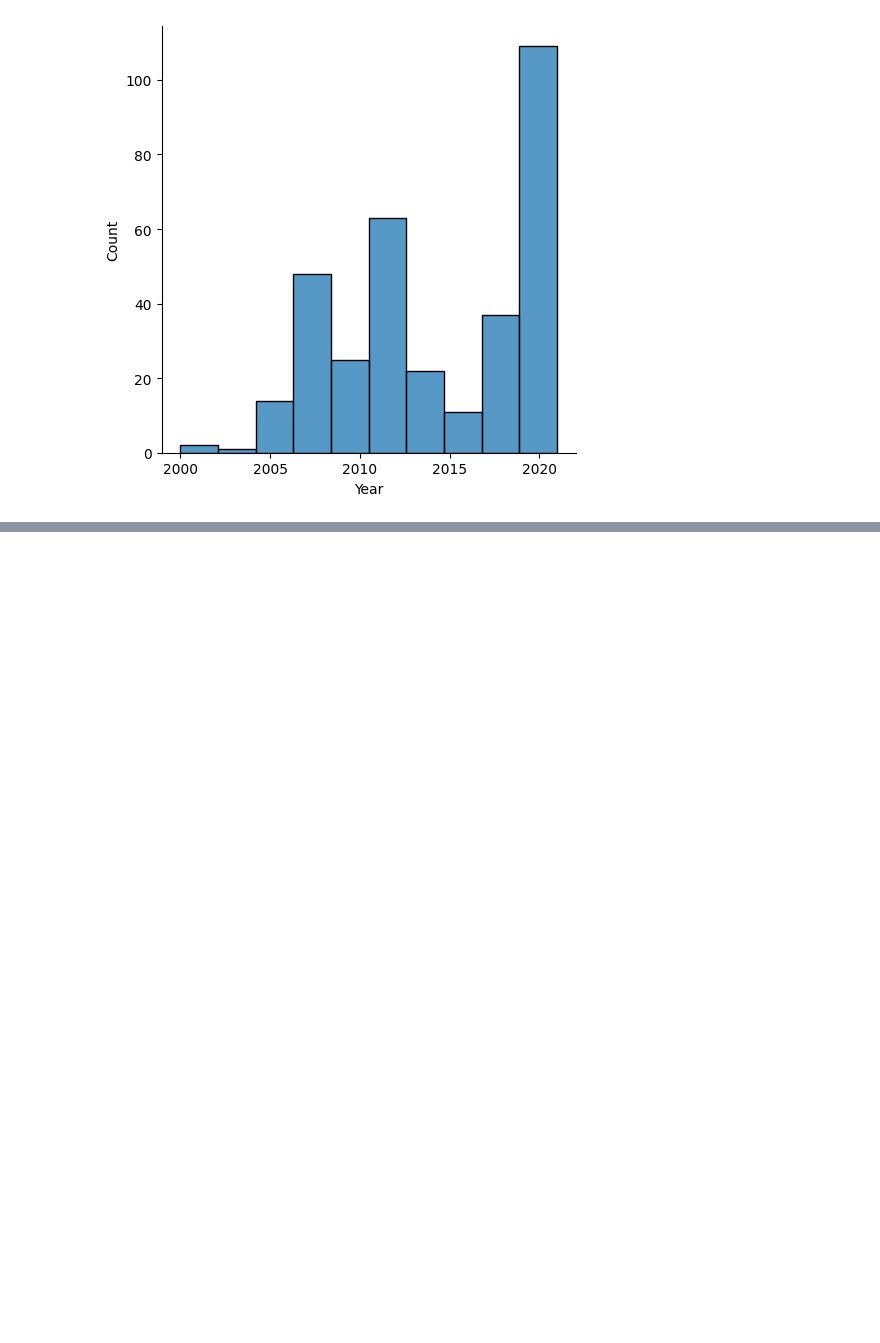
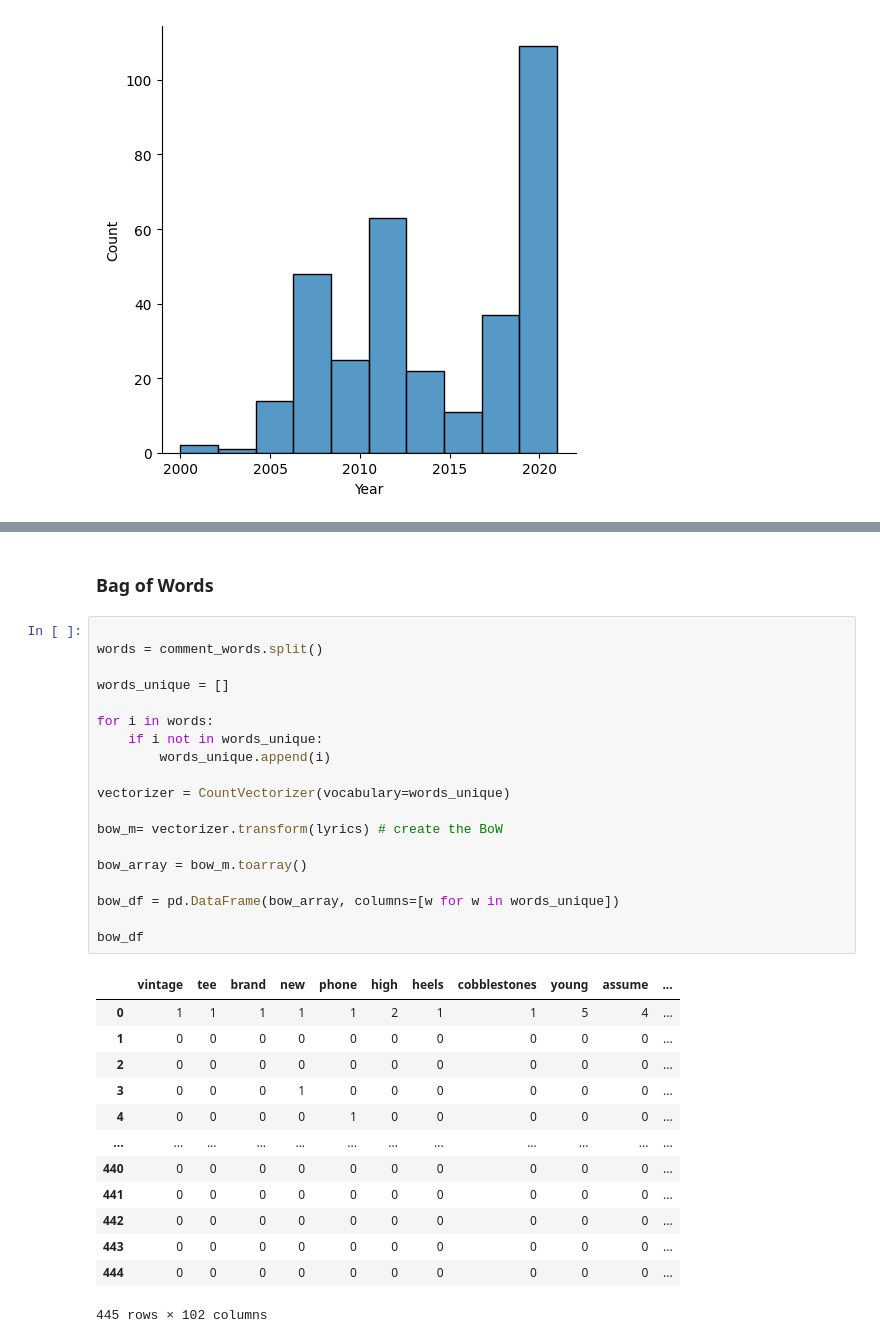
Before and after one commit to biabcaval/swiftclassifier, a Jupyter notebook: Analise.ipynb, the cells around one changed output, grey strips where cells are left out. Cells and saved outputs as stored; diff of their text form; blank space fills up the shorter version.

```diff
--- a/Analise.ipynb
+++ b/Analise.ipynb
@@ -162,0 +196,35 @@ ValueError: could not convert string to float: 'Taylor Swift'
+# %% [markdown]
+### Bag of Words
+# %%
+
+words = comment_words.split()
+
+words_unique = []
+
+for i in words:
+    if i not in words_unique:
+        words_unique.append(i)
+
+vectorizer = CountVectorizer(vocabulary=words_unique)
+
+bow_m= vectorizer.transform(lyrics) # create the BoW
+
+bow_array = bow_m.toarray()
+
+bow_df = pd.DataFrame(bow_array, columns=[w for w in words_unique])
+
+bow_df
+# %% [output]
+|  | vintage | tee | brand | new | phone | high | heels | cobblestones | young | assume | ... |
+| 0 | 1 | 1 | 1 | 1 | 1 | 2 | 1 | 1 | 5 | 4 | ... |
+| 1 | 0 | 0 | 0 | 0 | 0 | 0 | 0 | 0 | 0 | 0 | ... |
+| 2 | 0 | 0 | 0 | 0 | 0 | 0 | 0 | 0 | 0 | 0 | ... |
+| 3 | 0 | 0 | 0 | 1 | 0 | 0 | 0 | 0 | 0 | 0 | ... |
+| 4 | 0 | 0 | 0 | 0 | 1 | 0 | 0 | 0 | 0 | 0 | ... |
+| ... | ... | ... | ... | ... | ... | ... | ... | ... | ... | ... | ... |
+| 440 | 0 | 0 | 0 | 0 | 0 | 0 | 0 | 0 | 0 | 0 | ... |
+| 441 | 0 | 0 | 0 | 0 | 0 | 0 | 0 | 0 | 0 | 0 | ... |
+| 442 | 0 | 0 | 0 | 0 | 0 | 0 | 0 | 0 | 0 | 0 | ... |
+| 443 | 0 | 0 | 0 | 0 | 0 | 0 | 0 | 0 | 0 | 0 | ... |
+| 444 | 0 | 0 | 0 | 0 | 0 | 0 | 0 | 0 | 0 | 0 | ... |
+445 rows × 102 columns
```
Also changed, not shown: parts of 9 cells of this notebook.
